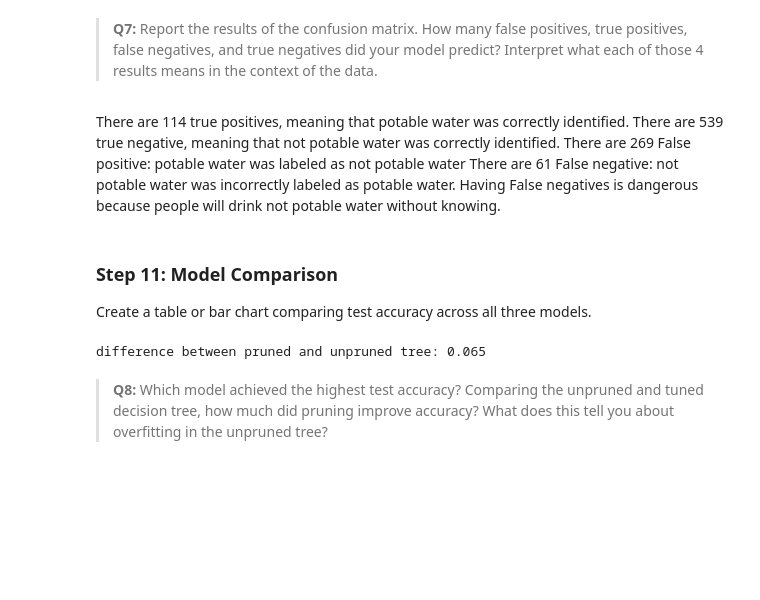
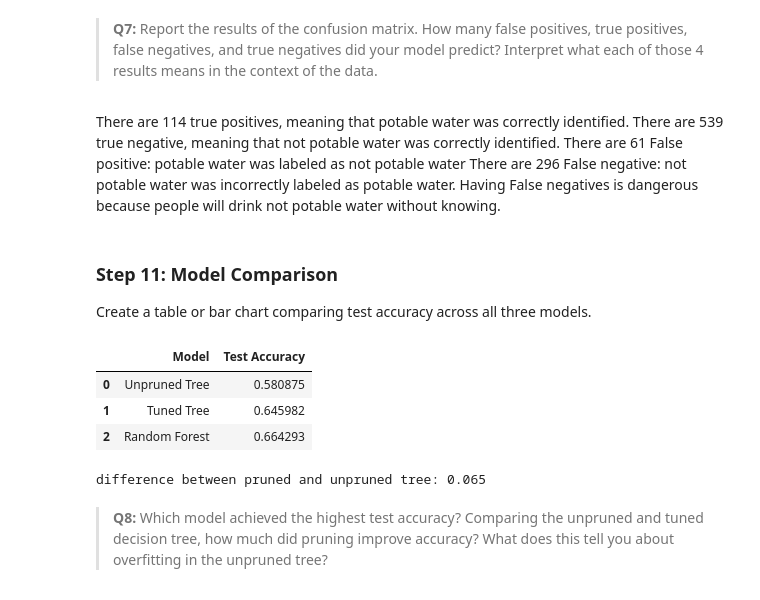
Before and after one commit to marietolteca00/assignment-3, a Jupyter notebook: task2/hw3-task2.ipynb, the cells around one changed output. Cells and saved outputs as stored; diff of their text form; code cells hidden in the pictures; blank space fills up the shorter version.

```diff
--- a/task2/hw3-task2.ipynb
+++ b/task2/hw3-task2.ipynb
@@ -372,8 +374,8 @@ ConfusionMatrixDisplay.from_estimator(
 # %% [markdown]
 There are 114 true positives, meaning that potable water was correctly identified.
 There are 539 true negative, meaning that not potable water was correctly identified.
-There are 269 False positive: potable water was labeled as not potable water
-There are 61 False negative: not potable water was incorrectly labeled as potable water. Having False negatives is dangerous because people will drink not potable water without knowing.
+There are 61 False positive: potable water was labeled as not potable water
+There are 296 False negative: not potable water was incorrectly labeled as potable water. Having False negatives is dangerous because people will drink not potable water without knowing.
 # %% [markdown]
 <!-- END QUESTION -->
 
@@ -383,15 +385,22 @@ There are 61 False negative: not potable water was incorrectly labeled as potabl
 
 Create a table or bar chart comparing test accuracy across all three models.
 # %%
-    # Table comparing test accuracy of all models
-pd.DataFrame({
+# Table comparing test accuracy of all models
+result = pd.DataFrame({
     'Model': ['Unpruned Tree', 'Tuned Tree', 'Random Forest'],
     'Test Accuracy': [dt_unpruned_acc_test, acc_dt, acc_rf],
 })
 
-print(f'difference between pruned and unpruned tree: {acc_dt-dt_unpruned_acc_test:.3f}')
+result
 # %% [output]
-difference between pruned and unpruned tree: 0.065
+|  | Model | Test Accuracy |
+| 0 | Unpruned Tree | 0.580875 |
+| 1 | Tuned Tree | 0.645982 |
+| 2 | Random Forest | 0.664293 |
+# %%
+print(f'difference between pruned and unpruned tree: {acc_dt-dt_unpruned_acc_test:.3f}')
+# %% [output]
+difference between pruned and unpruned tree: 0.065
 # %% [markdown]
 > **Q8:** Which model achieved the highest test accuracy? Comparing the unpruned and tuned decision tree, how much did pruning improve accuracy? What does this tell you about overfitting in the unpruned tree?
 # %% [markdown]
```
Also changed, not shown: parts of 2 cells of this notebook.
